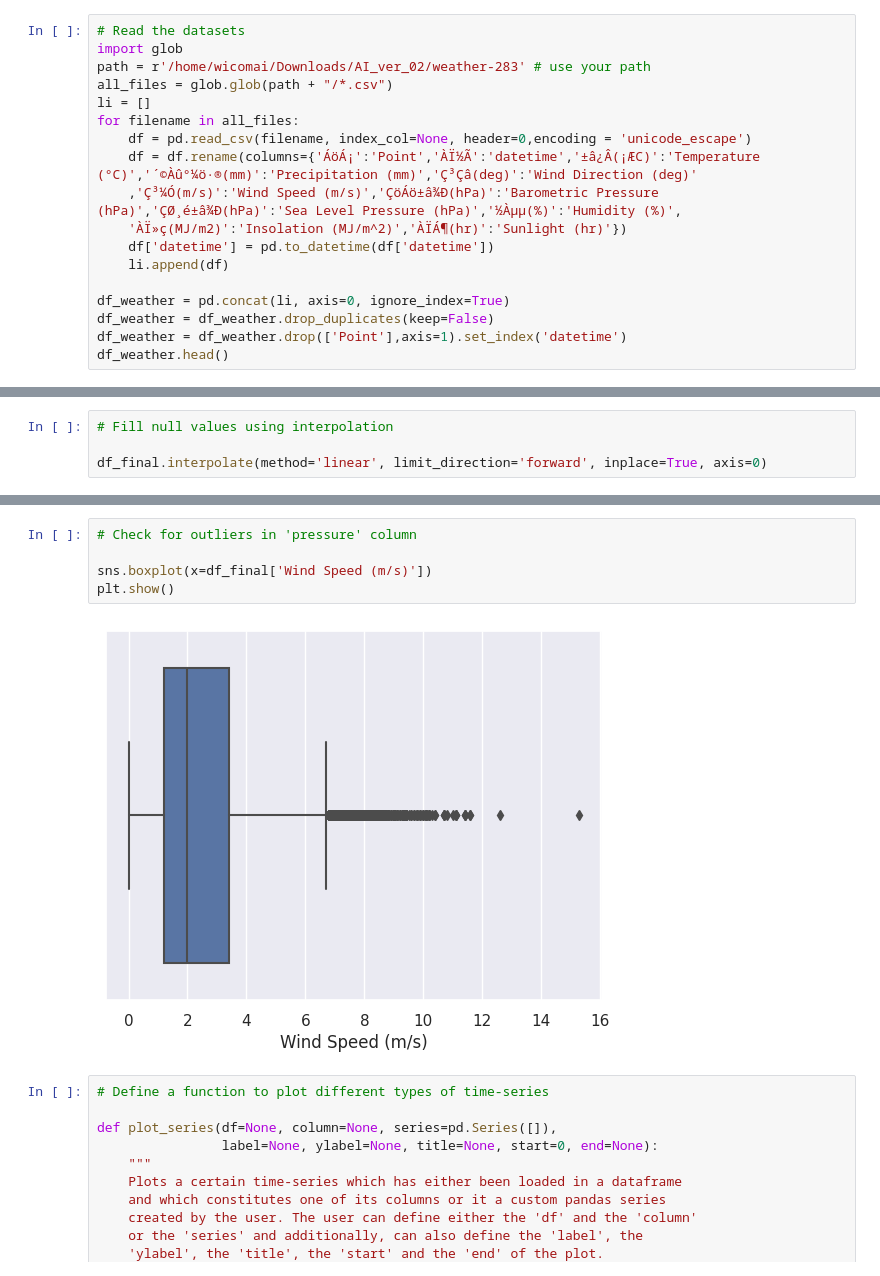
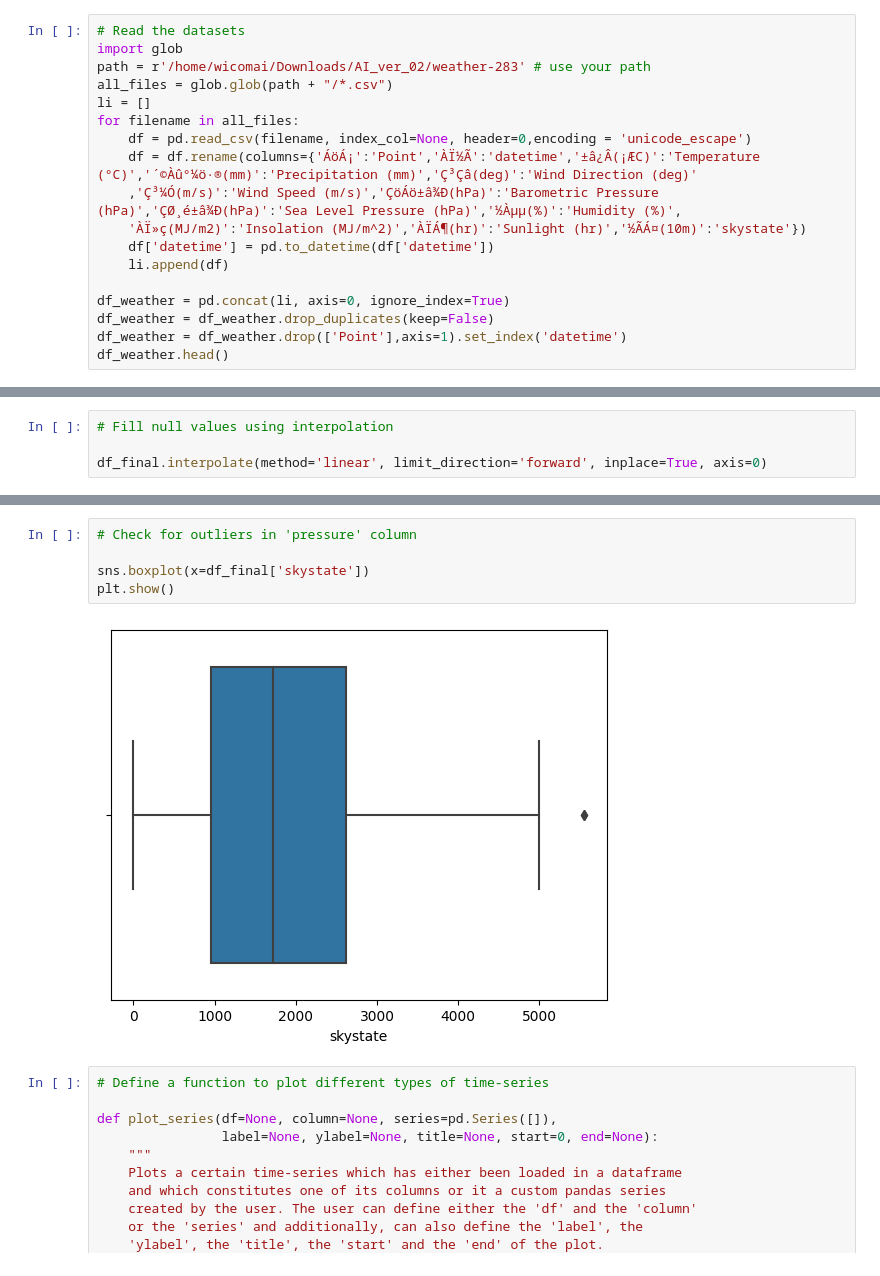
Before and after one commit to hoangtd5/AI_Prediction_v2_hoangtd, a Jupyter notebook: code - SkyState.ipynb, the cells around one changed output, grey strips where cells are left out. Cells and saved outputs as stored; diff of their text form.

```diff
--- a/code - SkyState.ipynb
+++ b/code - SkyState.ipynb
@@ -27,7 +37,7 @@ for filename in all_files:
     df = pd.read_csv(filename, index_col=None, header=0,encoding = 'unicode_escape')
     df = df.rename(columns={'ÁöÁ¡':'Point','ÀÏ½Ã':'datetime','±â¿Â(¡ÆC)':'Temperature (°C)','´©Àû°­¼ö·®(mm)':'Precipitation (mm)','Ç³Çâ(deg)':'Wind Direction (deg)'
     ,'Ç³¼Ó(m/s)':'Wind Speed (m/s)','ÇöÁö±â¾Ð(hPa)':'Barometric Pressure (hPa)','ÇØ¸é±â¾Ð(hPa)':'Sea Level Pressure (hPa)','½Àµµ(%)':'Humidity (%)',
-    'ÀÏ»ç(MJ/m2)':'Insolation (MJ/m^2)','ÀÏÁ¶(hr)':'Sunlight (hr)'})
+    'ÀÏ»ç(MJ/m2)':'Insolation (MJ/m^2)','ÀÏÁ¶(hr)':'Sunlight (hr)','½ÃÁ¤(10m)':'skystate'})
     df['datetime'] = pd.to_datetime(df['datetime'])
     li.append(df)
 
@@ -151,10 +161,10 @@ dtype: int64
 # %%
 # Check for outliers in 'pressure' column
 
-sns.boxplot(x=df_final['Wind Speed (m/s)'])
+sns.boxplot(x=df_final['skystate'])
 plt.show()
 # %% [output]
-[figure, old version]
+[figure, new version]
 # %%
 # Define a function to plot different types of time-series
 
```
Also changed, not shown: parts of 11 cells of this notebook, 2 other files.
